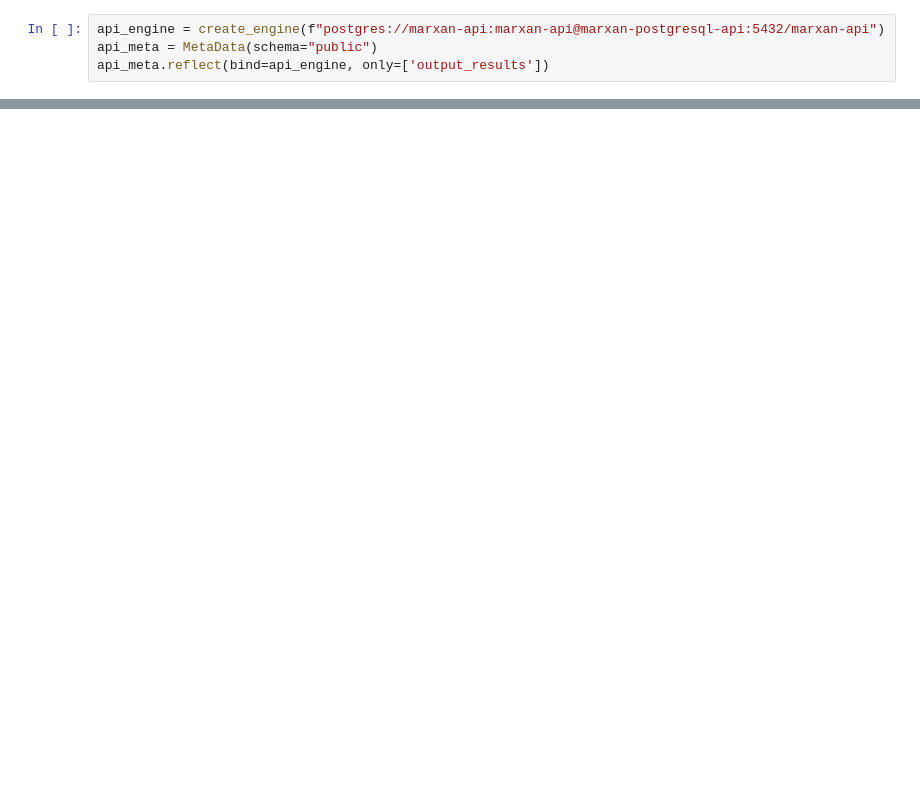
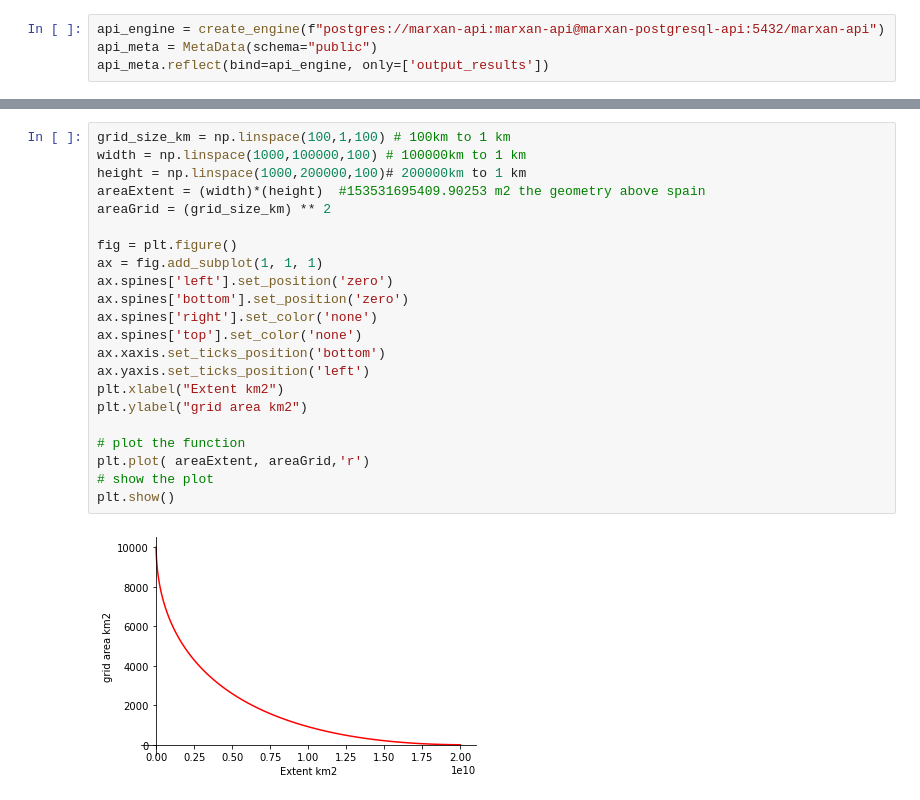
Before and after one commit to Vizzuality/marxan-cloud, a Jupyter notebook: data/notebooks/Lab/pu_creation_logic.ipynb, the cells around one changed output, grey strips where cells are left out. Saved outputs shown, nothing was run; the diff lists cells and outputs as text; blank space fills up the shorter version.

```diff
--- a/data/notebooks/Lab/pu_creation_logic.ipynb
+++ b/data/notebooks/Lab/pu_creation_logic.ipynb
@@ -35,0 +317,24 @@ The maths for hex grids are a bit more complex
+# %%
+grid_size_km = np.linspace(100,1,100) # 100km to 1 km
+width = np.linspace(1000,100000,100) # 100000km to 1 km
+height = np.linspace(1000,200000,100)# 200000km to 1 km
+areaExtent = (width)*(height)  #153531695409.90253 m2 the geometry above spain
+areaGrid = (grid_size_km) ** 2
+
+fig = plt.figure()
+ax = fig.add_subplot(1, 1, 1)
+ax.spines['left'].set_position('zero')
+ax.spines['bottom'].set_position('zero')
+ax.spines['right'].set_color('none')
+ax.spines['top'].set_color('none')
+ax.xaxis.set_ticks_position('bottom')
+ax.yaxis.set_ticks_position('left')
+plt.xlabel("Extent km2")
+plt.ylabel("grid area km2")
+
+# plot the function
+plt.plot( areaExtent, areaGrid,'r')
+# show the plot
+plt.show()
+# %% [output]
+[figure, added]
```
Also changed, not shown: parts of 23 cells of this notebook.
